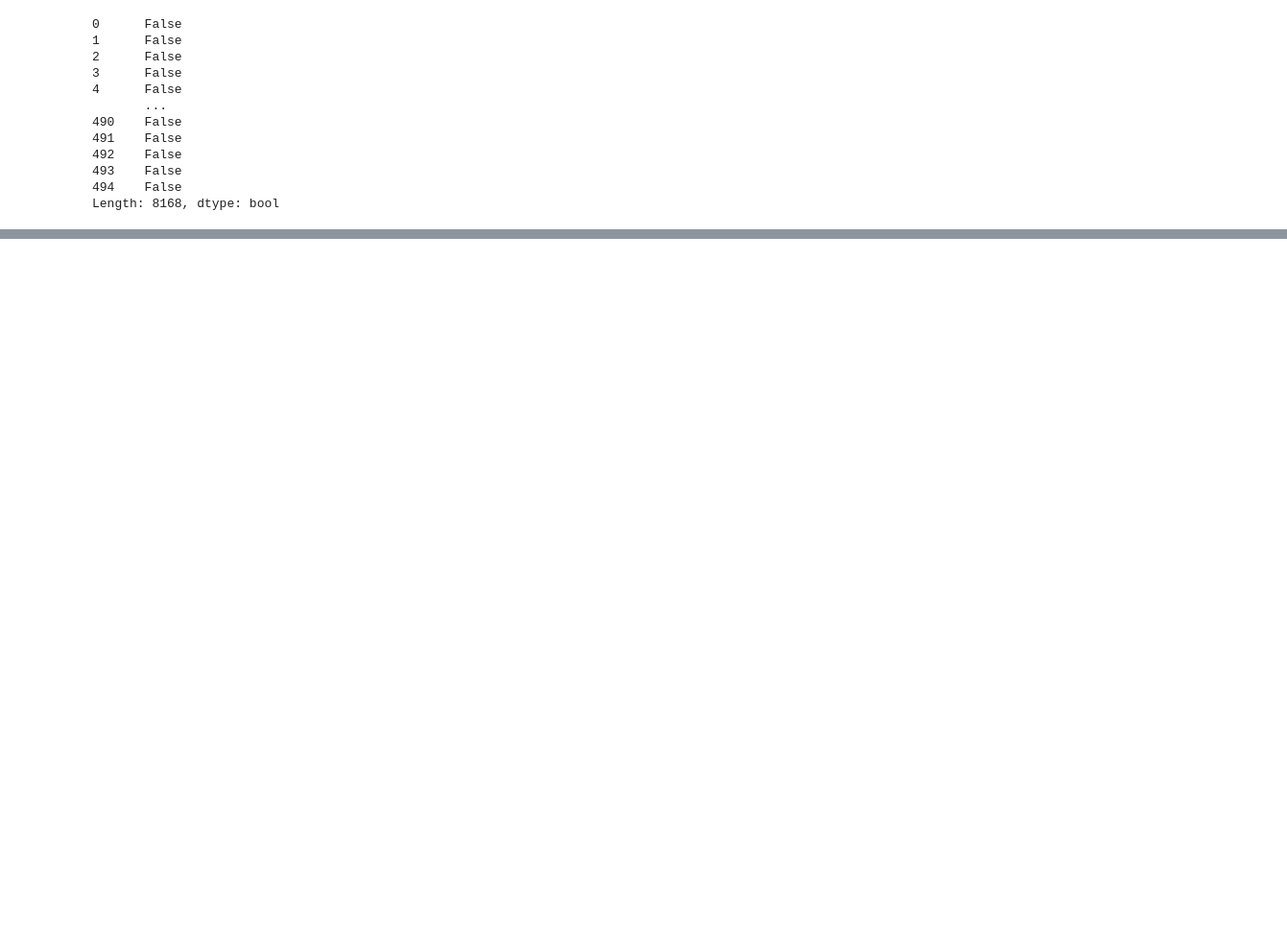
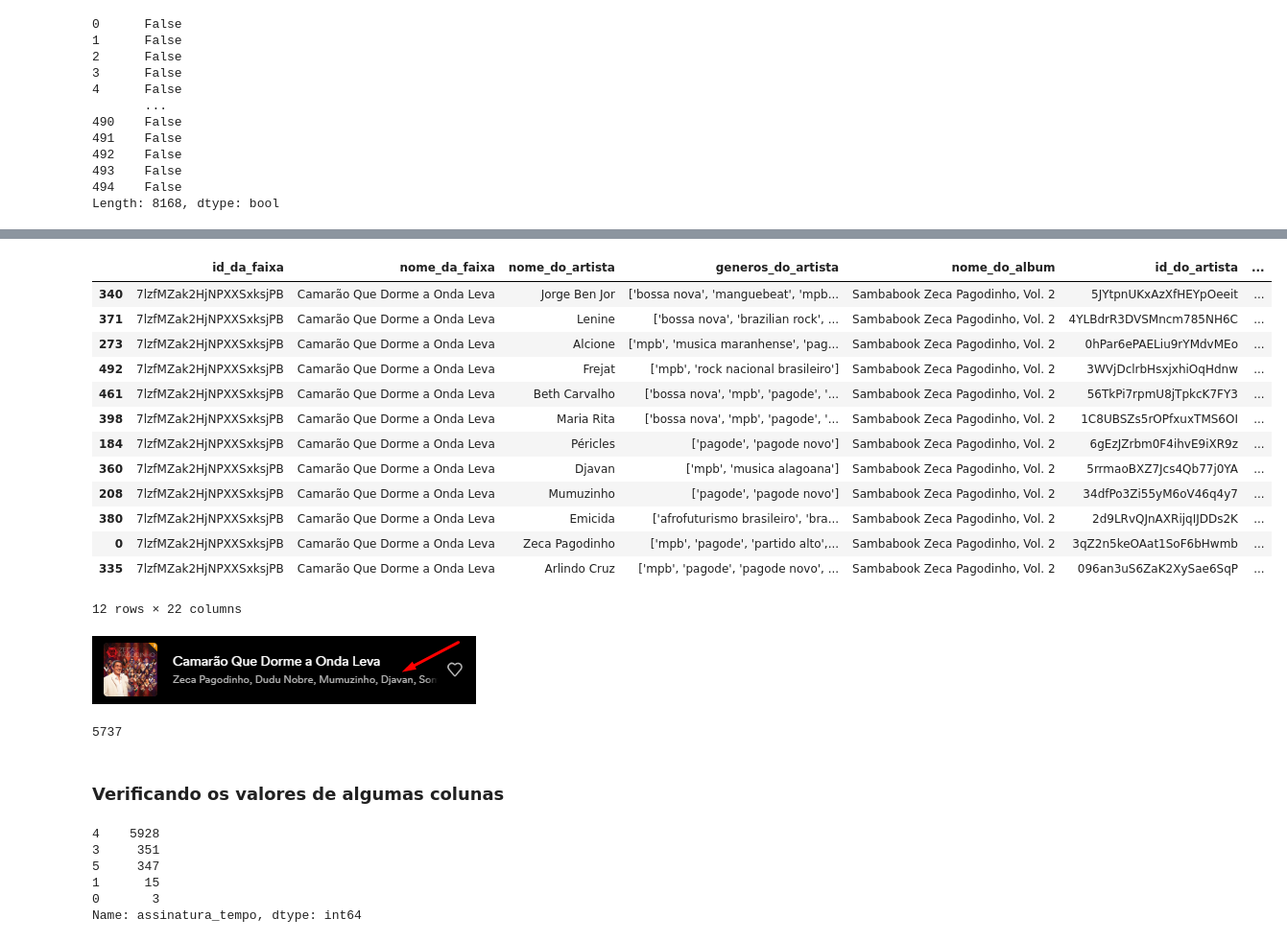
Before and after one commit to davitgouveia/Spotify-Data-Analysis, a Jupyter notebook: analise_de_dados_spotify.ipynb, the cells around one changed output, grey strips where cells are left out. Shown: that part at 96% size. Cells and saved outputs as stored; diff of their text form; code cells hidden in the pictures; blank space fills up the shorter version.

```diff
--- a/analise_de_dados_spotify.ipynb
+++ b/analise_de_dados_spotify.ipynb
@@ -350,0 +248,35 @@ df_longestTracks.reset_index()[['track_name', 'duration']]
+# %%
+df_musicas.loc[df_musicas['id_da_faixa'] == '7lzfMZak2HjNPXXSxksjPB']
+# %% [output]
+|  | id_da_faixa | nome_da_faixa | nome_do_artista | generos_do_artista | nome_do_album | id_do_artista | ... |
+| 340 | 7lzfMZak2HjNPXXSxksjPB | Camarão Que Dorme a Onda Leva | Jorge Ben Jor | ['bossa nova', 'manguebeat', 'mpb... | Sambabook Zeca Pagodinho, Vol. 2 | 5JYtpnUKxAzXfHEYpOeeit | ... |
+| 371 | 7lzfMZak2HjNPXXSxksjPB | Camarão Que Dorme a Onda Leva | Lenine | ['bossa nova', 'brazilian rock', ... | Sambabook Zeca Pagodinho, Vol. 2 | 4YLBdrR3DVSMncm785NH6C | ... |
+| 273 | 7lzfMZak2HjNPXXSxksjPB | Camarão Que Dorme a Onda Leva | Alcione | ['mpb', 'musica maranhense', 'pag... | Sambabook Zeca Pagodinho, Vol. 2 | 0hPar6ePAELiu9rYMdvMEo | ... |
+| 492 | 7lzfMZak2HjNPXXSxksjPB | Camarão Que Dorme a Onda Leva | Frejat | ['mpb', 'rock nacional brasileiro'] | Sambabook Zeca Pagodinho, Vol. 2 | 3WVjDclrbHsxjxhiOqHdnw | ... |
+| 461 | 7lzfMZak2HjNPXXSxksjPB | Camarão Que Dorme a Onda Leva | Beth Carvalho | ['bossa nova', 'mpb', 'pagode', '... | Sambabook Zeca Pagodinho, Vol. 2 | 56TkPi7rpmU8jTpkcK7FY3 | ... |
+| 398 | 7lzfMZak2HjNPXXSxksjPB | Camarão Que Dorme a Onda Leva | Maria Rita | ['bossa nova', 'mpb', 'pagode', '... | Sambabook Zeca Pagodinho, Vol. 2 | 1C8UBSZs5rOPfxuxTMS6OI | ... |
+| 184 | 7lzfMZak2HjNPXXSxksjPB | Camarão Que Dorme a Onda Leva | Péricles | ['pagode', 'pagode novo'] | Sambabook Zeca Pagodinho, Vol. 2 | 6gEzJZrbm0F4ihvE9iXR9z | ... |
+| 360 | 7lzfMZak2HjNPXXSxksjPB | Camarão Que Dorme a Onda Leva | Djavan | ['mpb', 'musica alagoana'] | Sambabook Zeca Pagodinho, Vol. 2 | 5rrmaoBXZ7Jcs4Qb77j0YA | ... |
+| 208 | 7lzfMZak2HjNPXXSxksjPB | Camarão Que Dorme a Onda Leva | Mumuzinho | ['pagode', 'pagode novo'] | Sambabook Zeca Pagodinho, Vol. 2 | 34dfPo3Zi55yM6oV46q4y7 | ... |
+| 380 | 7lzfMZak2HjNPXXSxksjPB | Camarão Que Dorme a Onda Leva | Emicida | ['afrofuturismo brasileiro', 'bra... | Sambabook Zeca Pagodinho, Vol. 2 | 2d9LRvQJnAXRijqIJDDs2K | ... |
+| 0 | 7lzfMZak2HjNPXXSxksjPB | Camarão Que Dorme a Onda Leva | Zeca Pagodinho | ['mpb', 'pagode', 'partido alto',... | Sambabook Zeca Pagodinho, Vol. 2 | 3qZ2n5keOAat1SoF6bHwmb | ... |
+| 335 | 7lzfMZak2HjNPXXSxksjPB | Camarão Que Dorme a Onda Leva | Arlindo Cruz | ['mpb', 'pagode', 'pagode novo', ... | Sambabook Zeca Pagodinho, Vol. 2 | 096an3uS6ZaK2XySae6SqP | ... |
+12 rows × 22 columns
+# %% [markdown]
+![image.png](attachment:image.png)
+# %%
+conta_track_id = df_musicas['id_da_faixa'].unique()
+conta_track_id.size
+# %% [output]
+5737
+# %% [markdown]
+### Verificando os valores de algumas colunas
+# %%
+df_musicas['assinatura_tempo'].value_counts()
+# %% [output]
+4    5928
+3     351
+5     347
+1      15
+0       3
+Name: assinatura_tempo, dtype: int64
```
Also changed, not shown: parts of 71 cells of this notebook.
